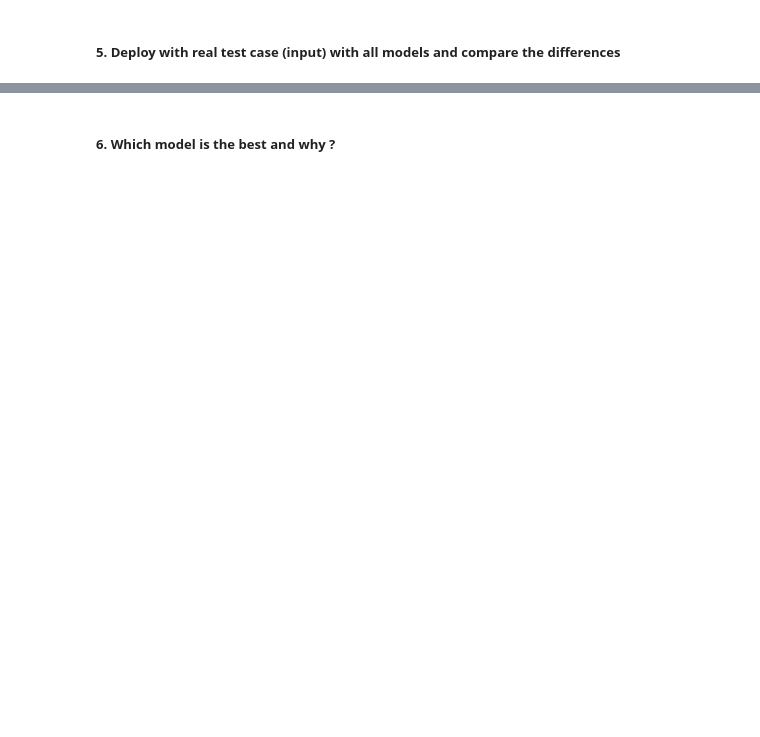
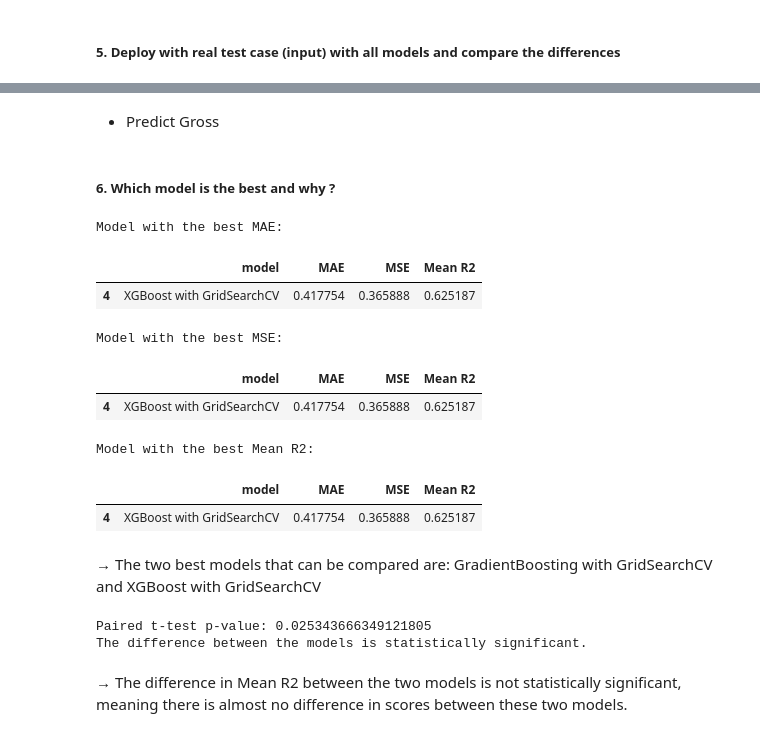
Before and after one commit to truongthuankiet1990gmailcom/Intro2DS---HCMUS---2024, a Jupyter notebook: Data_Modelling/Modelling.ipynb, the cells around one changed output, grey strips where cells are left out. Saved outputs shown, nothing was run; the diff lists cells and outputs as text; code cells hidden in the pictures; blank space fills up the shorter version.

```diff
--- a/Data_Modelling/Modelling.ipynb
+++ b/Data_Modelling/Modelling.ipynb
@@ -674,10 +866,13 @@ print('R2:', r2)
 
 # Using KFold for cross-validation
 cv = KFold(n_splits=5, shuffle=True, random_state=42)
-scores = cross_val_score(gbg_cv_model, X, y, scoring='r2', cv=cv)
+scores_gbg_cv = cross_val_score(gbg_cv_model, X, y, scoring='r2', cv=cv)
 print('Mean R2:', np.mean(scores))
 
 # Store the results of each model
-result.append({'model': 'GradientBoosting with GridSearchCV', 'MAE': mae, 'MSE': mse, 'R2': r2, 'Mean R2': np.mean(scores)})
+result.append({'model': 'GradientBoosting with GridSearchCV', 'MAE': mae, 'MSE': mse, 'R2': r2, 'Mean R2': np.mean(scores_gbg_cv)})
+
+# Print best parameters
+print('Best Parameters:', grid_search.best_params_)
 # %% [output]
 Fitting 5 folds for each of 54 candidates, totalling 270 fits
@@ -798,0 +1401,2 @@ result_df.to_csv('result.csv', index=False)
+# %% [markdown]
++ Predict Gross
@@ -799,2 +1409,42 @@ result_df.to_csv('result.csv', index=False)
 # %% [markdown]
 ##### 6. Which model is the best and why ?
+# %%
+result_df = result_df.drop(columns=['R2'])
+# %%
+
+print("Model with the best MAE:")
+display(result_df.sort_values(by='MAE', ascending=True).head(1))
+print("Model with the best MSE:")
+display(result_df.sort_values(by='MSE', ascending=True).head(1))
+print("Model with the best Mean R2:")
+display(result_df.sort_values(by='Mean R2', ascending=False).head(1))
+# %% [output]
+Model with the best MAE:
+|  | model | MAE | MSE | Mean R2 |
+| 4 | XGBoost with GridSearchCV | 0.417754 | 0.365888 | 0.625187 |
+Model with the best MSE:
+|  | model | MAE | MSE | Mean R2 |
+| 4 | XGBoost with GridSearchCV | 0.417754 | 0.365888 | 0.625187 |
+Model with the best Mean R2:
+|  | model | MAE | MSE | Mean R2 |
+| 4 | XGBoost with GridSearchCV | 0.417754 | 0.365888 | 0.625187 |
+# %% [markdown]
+→ The two best models that can be compared are: GradientBoosting with GridSearchCV and XGBoost with GridSearchCV
+# %%
+from scipy.stats import ttest_rel
+
+mean_r2_model1 = cross_val_score(xgb_cv_model, X, y, scoring='r2', cv=cv)
+mean_r2_model2 = cross_val_score(gbg_cv_model, X, y, scoring='r2', cv=cv)
+
+t_stat, p_val = ttest_rel(mean_r2_model1, mean_r2_model2)
+print("Paired t-test p-value:", p_val)
+
+if p_val < 0.05:
+    print("The difference between the models is statistically significant.")
+else:
+    print("The difference between the models is not statistically significant.")
+# %% [output]
+Paired t-test p-value: 0.025343666349121805
+The difference between the models is statistically significant.
+# %% [markdown]
+→ The difference in Mean R2 between the two models is not statistically significant, meaning there is almost no difference in scores between these two models.
```
Also changed, not shown: parts of 48 cells of this notebook, 2 other files.
